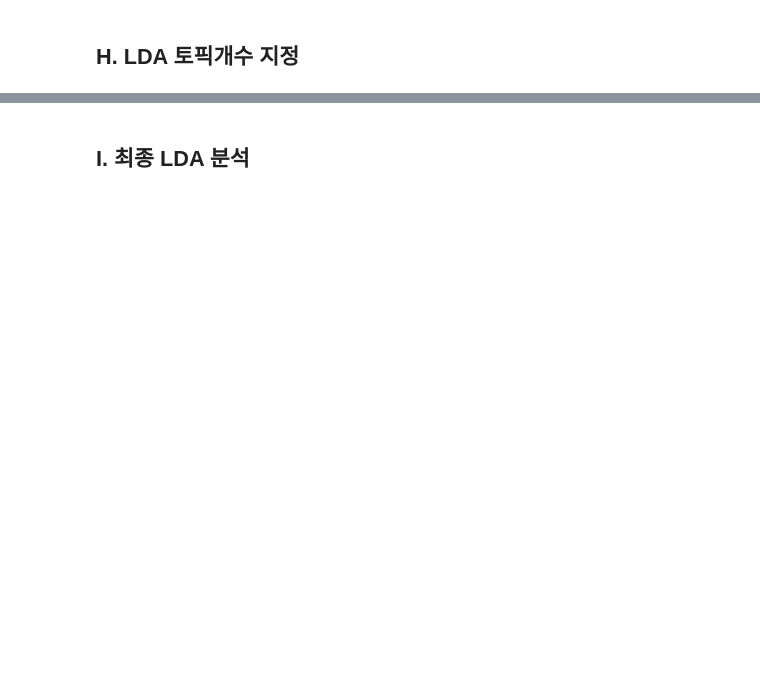
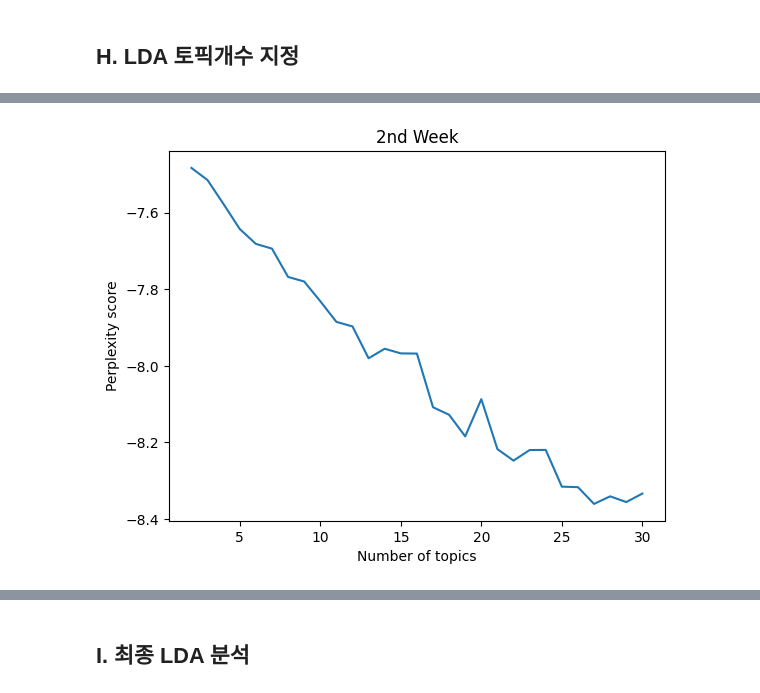
Before and after one commit to viola2002/dartb, a Jupyter notebook: academic_festival/2024_Autumn/code/NLP_LDA_Weekly.ipynb, the cells around one changed output, grey strips where cells are left out. Cells and saved outputs as stored; diff of their text form; code cells hidden in the pictures; blank space fills up the shorter version.

```diff
--- a/academic_festival/2024_Autumn/code/NLP_LDA_Weekly.ipynb
+++ b/academic_festival/2024_Autumn/code/NLP_LDA_Weekly.ipynb
@@ -753,0 +701,9 @@ plt.show()
+# %%
+x = range(2, 31)
+plt.plot(x, perplexity_values_2)
+plt.title('2nd Week')
+plt.xlabel("Number of topics")
+plt.ylabel("Perplexity score")
+plt.show()
+# %% [output]
+[figure, added]
```
Also changed, not shown: parts of 123 cells of this notebook.
